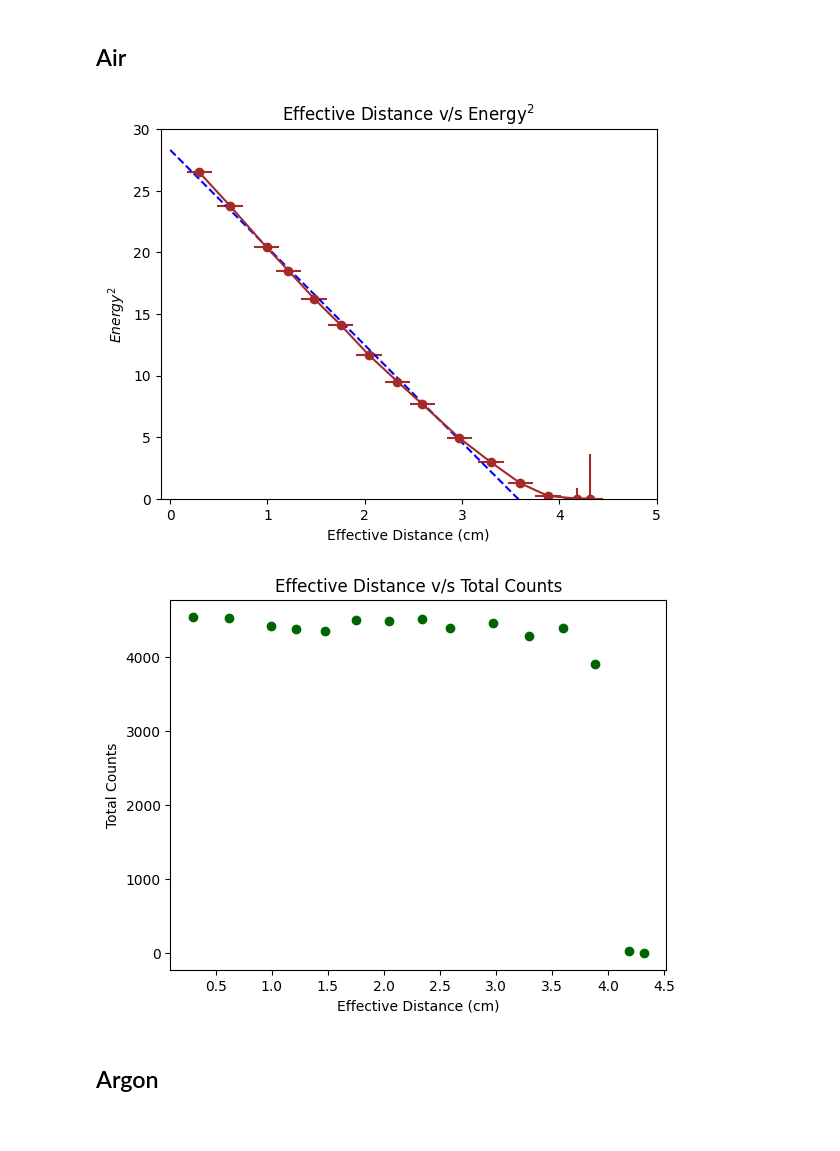
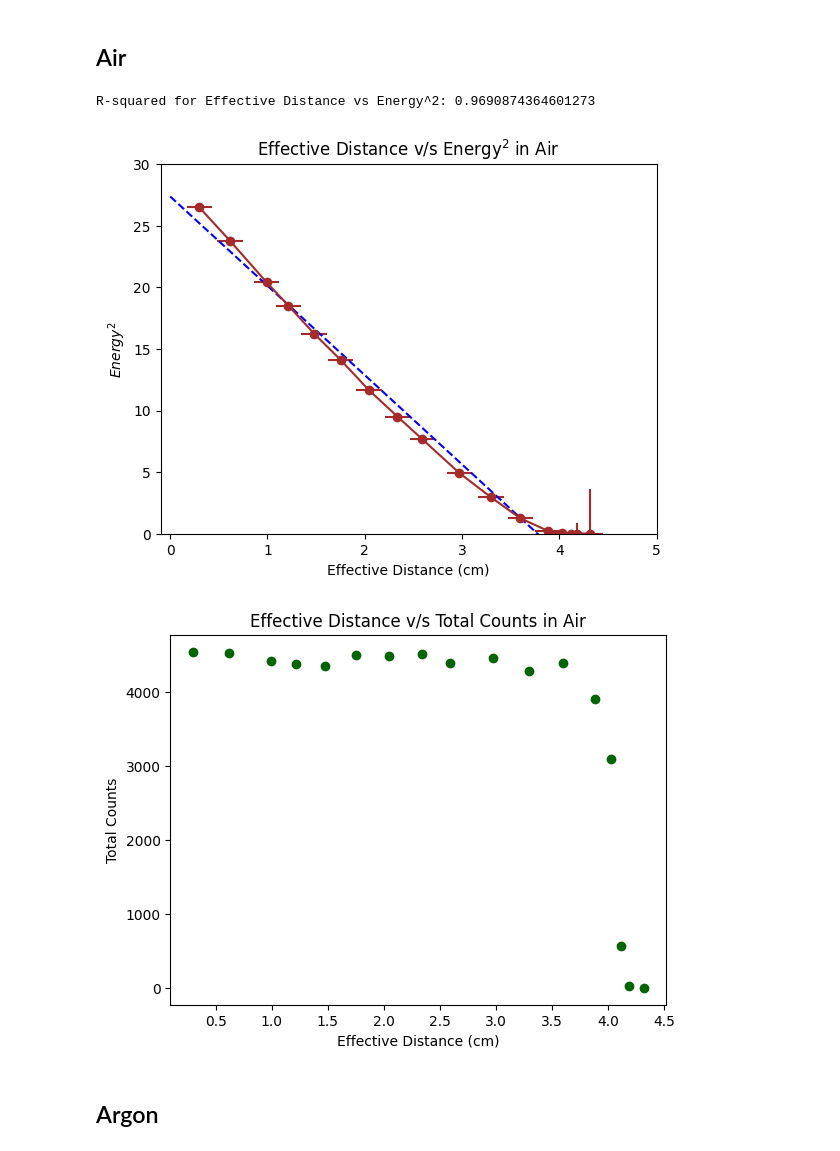
Before and after one commit to chinmayAmbasht/phys-403-alpha-range, a Jupyter notebook: day1.ipynb, the cells around one changed output. Drawn from its saved outputs; the diff is of its cells as text; code cells hidden in the pictures.

```diff
--- a/day1.ipynb
+++ b/day1.ipynb
@@ -72,8 +72,8 @@ Text(0.5, 1.0, 'Distance v/s Peak Counts')
 d = 10.9 - 6.58
 err = 0.13
 # %%
-Ps = [(52.5 + 51.7) / 2, (107.4 + 108.0) / 2,  (173.1 + 173.8) / 2, (213.1 + 212.5) / 2, (258.7 + 259.2) / 2, (306.7 + 306.1) / 2, (357.4 + 358.0) / 2, (408.7 + 409.1) / 2, (453.6 + 454.0) / 2, (519.8 + 520) / 2, (576.9 + 577.1) / 2, (630 + 630.1) / 2, (680 + 680) / 2, (732.2 + 732.2) / 2,  756]
-deltaP = [(52.5 - 51.7), (108 - 107.4), (173.8 - 173.1), (213.1 - 212.5), (259.2 - 258.7), (306.7 - 306.1), (358.0 - 357.4), (409.1 - 408.7), (454.0 - 453.6), (520.0 - 519.8), (577.1 - 576.9), (630.1 - 630.0), (680 - 680), 0, 0 ]
+Ps = [(52.5 + 51.7) / 2, (107.4 + 108.0) / 2,  (173.1 + 173.8) / 2, (213.1 + 212.5) / 2, (258.7 + 259.2) / 2, (306.7 + 306.1) / 2, (357.4 + 358.0) / 2, (408.7 + 409.1) / 2, (453.6 + 454.0) / 2, (519.8 + 520) / 2, (576.9 + 577.1) / 2, (630 + 630.1) / 2, (680 + 680) / 2, (705.1  + 704.9) / 2, (720.4 + 720.5) / 2, (732.2 + 732.2) / 2,  756]
+deltaP = [(52.5 - 51.7), (108 - 107.4), (173.8 - 173.1), (213.1 - 212.5), (259.2 - 258.7), (306.7 - 306.1), (358.0 - 357.4), (409.1 - 408.7), (454.0 - 453.6), (520.0 - 519.8), (577.1 - 576.9), (630.1 - 630.0), (680 - 680),(704.9 - 705.1), (720.4 - 720.5), 0, 0 ]
 Ps = np.array(Ps)
 deltaP = np.array(deltaP)
 x_eff = (d * Ps) / 756
@@ -98,7 +98,7 @@ def file_analysis(filename):
     return peak_channel, max_counts, energy, energy_uncertainty, total_counts
 # %%
 string = '../Alpha Range/Air Pressure/airP'
-numbers = [52, 107.5, 173.4, 212.6, 259, 306.3, 357, 408.5, 453, 519, 577, 630, 680, 732, 756]
+numbers = [52, 107.5, 173.4, 212.6, 259, 306.3, 357, 408.5, 453, 519, 577, 630, 680,704, 720, 732, 756]
 filenames = [f"{string}{num}.asc" for num in numbers]  # Properly construct filenames
 peak_channels = []
 max_counts = []
@@ -115,25 +115,33 @@ for file in filenames:
 # %%
 plt.errorbar(x_eff, np.array(energies)**2, xerr=delta_x_eff, yerr=np.array(energies_uncertainties)**2, marker ='o', color = 'brown')
 plt.xlim(-0.1, 5)
 plt.ylim(0, 30)
-Y_fit2 = np.polyfit(x_eff[0:-4], np.array(energies[0:-4])**2, 1)
+Y_fit2 = np.polyfit(x_eff[0:-3], np.array(energies[0:-3])**2, 1)
 xs = np.linspace(0, 5, 100)
 
 plt.plot(xs, Y_fit2[0] * xs + Y_fit2[1], color = 'blue', linestyle = '--')
 plt.xlabel('Effective Distance (cm)')
 plt.ylabel(r'$Energy^2$')
-plt.title(r'Effective Distance v/s Energy$^2$')
+plt.title(r'Effective Distance v/s Energy$^2$ in Air')
+
+# r-squared
+y_mean = np.mean(np.array(energies)**2)
+ss_tot = np.sum((np.array(energies)**2 - y_mean)**2)
+ss_res = np.sum((np.array(energies)**2 - (Y_fit2[0] * x_eff + Y_fit2[1]))**2)
+r_squared = 1 - (ss_res / ss_tot)
+print(f"R-squared for Effective Distance vs Energy^2: {r_squared}")
 plt.savefig('./Plots/effective_distance_vs_E.png', dpi = 300)
 # %% [output]
+R-squared for Effective Distance vs Energy^2: 0.9690874364601273
-[figure, old version]
+[figure, new version]
 # %%
 plt.plot(x_eff, total_counts_list, 'o', color = 'darkgreen')
 plt.xlabel('Effective Distance (cm)')
 plt.ylabel('Total Counts')
-plt.title('Effective Distance v/s Total Counts')
+plt.title('Effective Distance v/s Total Counts in Air')
 plt.savefig('./Plots/effective_distance_vs_total_counts.png', dpi = 300)
 # %% [output]
-[figure, old version]
+[figure, new version]
 # %% [markdown]
 ## Argon
 # %%
```
Also changed, not shown: parts of 11 cells of this notebook, 37 other files.
